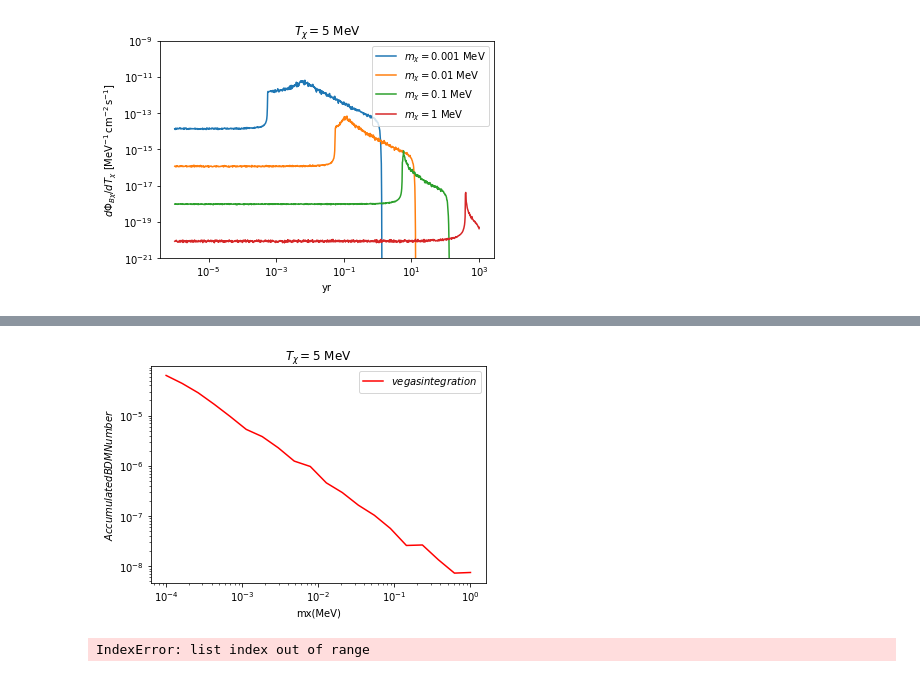
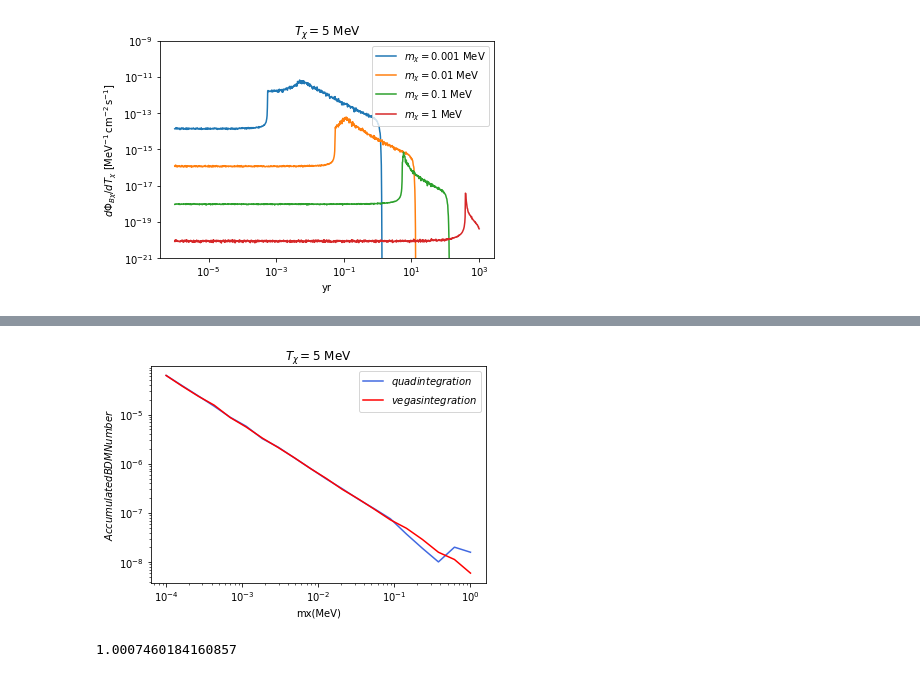
Before and after one commit to CrazyAncestor/DM_Neutrino_Flux, a Jupyter notebook: Vegas_BDMFLUX.ipynb, the cells around one changed output, grey strips where cells are left out. Saved outputs shown, nothing was run; the diff lists cells and outputs as text; code cells hidden in the pictures.

```diff
--- a/Vegas_BDMFLUX.ipynb
+++ b/Vegas_BDMFLUX.ipynb
@@ -39,8 +7,0 @@ result = 0.9981(63)    Q = 0.99
-# %%
-def f(x):
-    return (x[0]*x[0])
-integ = vegas.Integrator([[-1, 1]])
-
-result = integ(f, nitn=10, neval=1000)
-print(result.summary())
-print('result = %s    Q = %.2f' % (result, result.Q))
@@ -146,8 +68,6 @@ def nx(r,mx,rho,rs,type='MW_r'):
     x = r/rs
     rho_num = rho/mx
     if type=='MW_r':
-        if r<0.01:
-            return 0.
         return rho_num/(x*(1+x)**2)
     elif type=='MW':
         return 4488/mx
@@ -711,7 +633,7 @@ def Vegas_Jacobian_dblIntegration(f,a,b,c,d):
     def g(z):
         return f([np.exp(z[0]),np.exp(z[1])])*np.exp(z[0])*np.exp(z[1])
     integ = vegas.Integrator([[ua, ub],[uc, ud]])
-    result = integ(g, nitn=1, neval=1000)
+    result = integ(g, nitn=1, neval=10000)
     return result.mean
 def Accumulated_bdmnumber(Tx,mx,tau=10,sigxv=1e-45,rho=184,rs=24.42,Lv=Lv,R=8.5,r_cut=0.001):
     def f(t):
@@ -732,7 +654,6 @@ def Accumulated_bdmnumber_new(Tx,mx,sigxv=1e-45,tau=10,rho=184,rs=24.42,Lv=Lv,R=
     def f(theta,t):
         #return test.bdmflux_f(theta,t,R,Tx,mx)
         l,r,alpha,flag = Root_Finding(theta,t,beta,R) # solve geometry
-
         if flag == 'unphysical':
             return 0
 
@@ -773,54 +694,37 @@ def Accumulated_bdmnumber_vegas(Tx,mx,sigxv=1e-45,tau=10,rho=184,rs=24.42,Lv=Lv,
 
         return geometric_terms*physical_terms
 
-    result = Vegas_Jacobian_dblIntegration(f,1e-2,np.pi/2.,t_crit*1e-3,tmax)
-    result += Vegas_Jacobian_dblIntegration(f,1e-4,1e-2,t_crit*1e-3,tmax)
-    result += Vegas_Jacobian_dblIntegration(f,1e-5,1e-4,t_crit*1e-3,tmax)
-    result += Vegas_Jacobian_dblIntegration(f,1e-6,1e-5,t_crit*1e-3,tmax)
-    result += Vegas_Jacobian_dblIntegration(f,1e-7,1e-6,t_crit*1e-3,tmax)
-    result += Vegas_Jacobian_dblIntegration(f,1e-8,1e-7,t_crit*1e-3,tmax)
-    result += Vegas_Jacobian_dblIntegration(f,1e-9,1e-8,t_crit*1e-3,tmax)
-    result += Vegas_Jacobian_dblIntegration(f,1e-10,1e-9,t_crit*1e-3,tmax)
+    result = Vegas_Jacobian_dblIntegration(f,1e-5,np.pi/2.,t_crit,tmax)
+    result += Vegas_Jacobian_dblIntegration(f,1e-8,1e-5,t_crit,tmax)
+    result += Vegas_Jacobian_dblIntegration(f,1e-5,np.pi/2.,t_crit*1e-3,t_crit)
+    result += Vegas_Jacobian_dblIntegration(f,1e-8,1e-5,t_crit*1e-3,t_crit)
+
     return result*beta*c
-
-    """def Get_Theta_Crit_Vegas(f,a,b):
-        thetas = np.logspace(np.log10(a),np.log10(b),10)
-        fs = []
-        for i in range(len(thetas)):
-            fs.append(f([thetas[i]]))
-        idx = np.argmax(fs)
-        return thetas[idx]
-    theta_crit = Get_Theta_Crit_Vegas(f,1e-8,np.pi/2.)
-
-
-    result = Vegas_Jacobian_Integration(f,theta_crit, np.pi/2.)
-    result += Vegas_Jacobian_Integration(f,1e-8, theta_crit)
-    return result*beta*c"""
 # %%
 
 Accumulated_BDMflux_new = []
 Accumulated_BDMflux_vegas = []
 
 mx=np.logspace(-4,0,20)
 Tx = 5
 for i in range(len(mx)):
-    #Accumulated_BDMflux_new.append(Accumulated_bdmnumber_new(Tx,mx[i]))
+    Accumulated_BDMflux_new.append(Accumulated_bdmnumber_new(Tx,mx[i]))
     Accumulated_BDMflux_vegas.append(Accumulated_bdmnumber_vegas(Tx,mx[i]))
 
-#plt.plot(mx,Accumulated_BDMflux_new,color='royalblue',label='$quad integration$')
+plt.plot(mx,Accumulated_BDMflux_new,color='royalblue',label='$quad integration$')
 plt.plot(mx,Accumulated_BDMflux_vegas,color='red',label='$vegas integration$')
 plt.xscale('log')
 plt.yscale('log')
 plt.legend(loc='best')
 plt.title(r'$T_\chi =$'+str(Tx)+' MeV')
 #plt.ylim(1e-19,1e-7)
 plt.xlabel('mx(MeV)')
 plt.ylabel(r'$Accumulated BDM Number$')
 plt.show()
 print(Accumulated_BDMflux_new[0]/Accumulated_BDMflux_vegas[0])
 # %% [output]
-[figure, old version]
+[figure, new version]
-IndexError: list index out of range
+1.0007460184160857
 # %%
 Accumulated_BDMflux = []
 Accumulated_BDMflux_vegas = []
```
Also changed, not shown: parts of 20 cells of this notebook.
